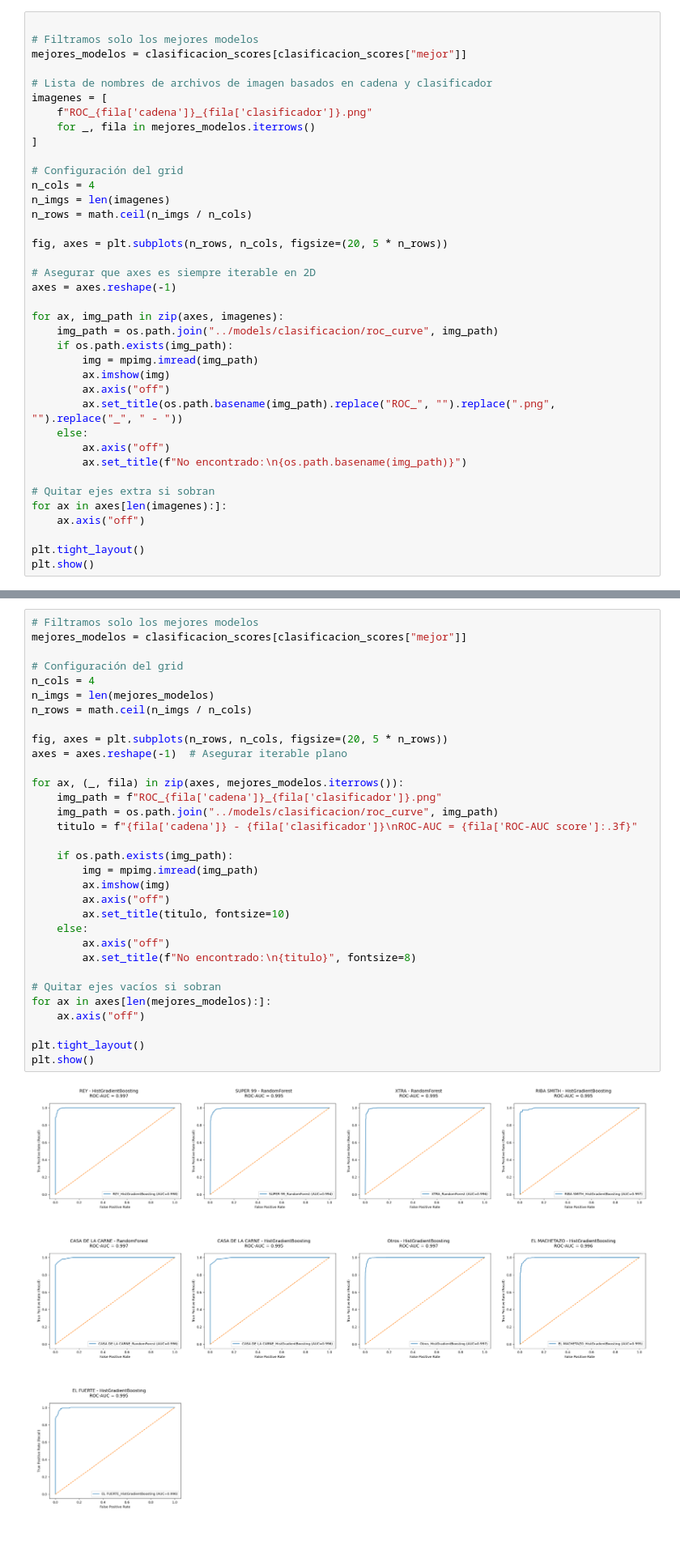
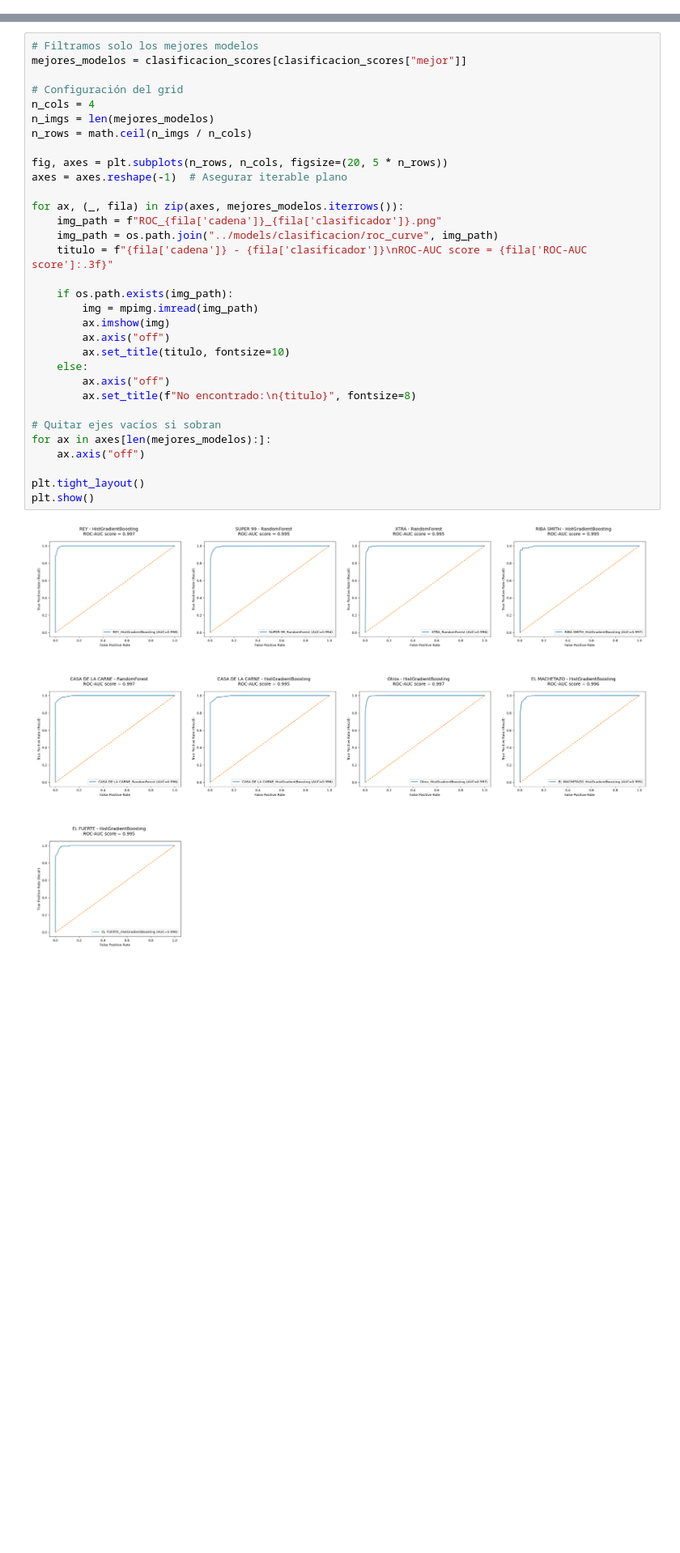
Before and after one commit to isaacmedina/acodeco_ml, a Jupyter notebook: cba-panama-ml/notebooks/models_alternativo.ipynb, the cells around one changed output, grey strips where cells are left out. Shown at 81% size. Saved outputs shown, nothing was run; the diff lists cells and outputs as text; blank space fills up the shorter version.

Commit message:
se muestra ROC-AUC score en el titulo de la grafica

```diff
--- a/cba-panama-ml/notebooks/models_alternativo.ipynb
+++ b/cba-panama-ml/notebooks/models_alternativo.ipynb
@@ -378,41 +378,3 @@ display(clasificacion_scores)
 | 3 | EL FUERTE | HistGradientBoosting | 0.966418 | 0.995173 | 0.993495 | True |
 # %% [markdown]
 Se muestran las imagenes (ROC Curve) guardadas de los modelos con mejor desempeño.
-# %%
-
-# Filtramos solo los mejores modelos
-mejores_modelos = clasificacion_scores[clasificacion_scores["mejor"]]
-
-# Lista de nombres de archivos de imagen basados en cadena y clasificador
-imagenes = [
-    f"ROC_{fila['cadena']}_{fila['clasificador']}.png"
-    for _, fila in mejores_modelos.iterrows()
-]
-
-# Configuración del grid
-n_cols = 4
-n_imgs = len(imagenes)
-n_rows = math.ceil(n_imgs / n_cols)
-
-fig, axes = plt.subplots(n_rows, n_cols, figsize=(20, 5 * n_rows))
-
-# Asegurar que axes es siempre iterable en 2D
-axes = axes.reshape(-1)
-
-for ax, img_path in zip(axes, imagenes):
-    img_path = os.path.join("../models/clasificacion/roc_curve", img_path)
-    if os.path.exists(img_path):
-        img = mpimg.imread(img_path)
-        ax.imshow(img)
-        ax.axis("off")
-        ax.set_title(os.path.basename(img_path).replace("ROC_", "").replace(".png", "").replace("_", " - "))
-    else:
-        ax.axis("off")
-        ax.set_title(f"No encontrado:\n{os.path.basename(img_path)}")
-
-# Quitar ejes extra si sobran
-for ax in axes[len(imagenes):]:
-    ax.axis("off")
-
-plt.tight_layout()
-plt.show()
@@ -423,32 +383,32 @@ plt.show()
 mejores_modelos = clasificacion_scores[clasificacion_scores["mejor"]]
 
 # Configuración del grid
 n_cols = 4
 n_imgs = len(mejores_modelos)
 n_rows = math.ceil(n_imgs / n_cols)
 
 fig, axes = plt.subplots(n_rows, n_cols, figsize=(20, 5 * n_rows))
 axes = axes.reshape(-1)  # Asegurar iterable plano
 
 for ax, (_, fila) in zip(axes, mejores_modelos.iterrows()):
     img_path = f"ROC_{fila['cadena']}_{fila['clasificador']}.png"
     img_path = os.path.join("../models/clasificacion/roc_curve", img_path)
-    titulo = f"{fila['cadena']} - {fila['clasificador']}\nROC-AUC = {fila['ROC-AUC score']:.3f}"
+    titulo = f"{fila['cadena']} - {fila['clasificador']}\nROC-AUC score = {fila['ROC-AUC score']:.3f}"
 
     if os.path.exists(img_path):
         img = mpimg.imread(img_path)
         ax.imshow(img)
         ax.axis("off")
         ax.set_title(titulo, fontsize=10)
     else:
         ax.axis("off")
         ax.set_title(f"No encontrado:\n{titulo}", fontsize=8)
 
 # Quitar ejes vacíos si sobran
 for ax in axes[len(mejores_modelos):]:
     ax.axis("off")
 
 plt.tight_layout()
 plt.show()
 # %% [output]
-[figure, old version]
+[figure, new version]
```
Also changed, not shown: parts of 1 cell of this notebook.
